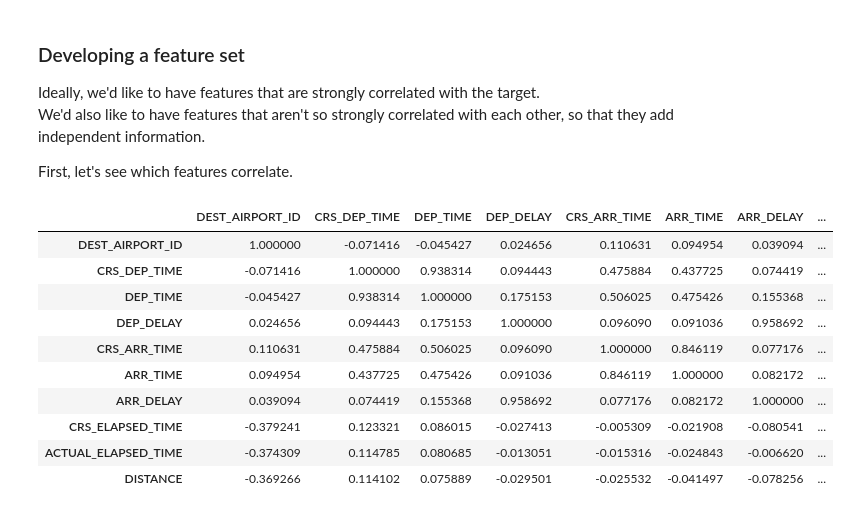
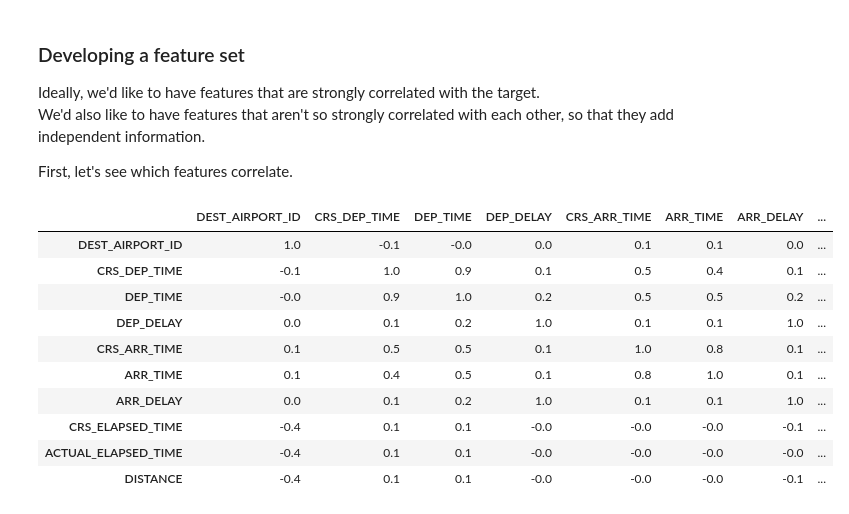
Before and after one commit to gafrom/flights, a Jupyter notebook: assignment.ipynb, the cells around one changed output. Drawn from its saved outputs; the diff is of its cells as text; code cells hidden in the pictures.

```diff
--- a/assignment.ipynb
+++ b/assignment.ipynb
@@ -11,3 +7,17 @@ import tensorflow as tf
+# %%
+import math
+import pandas as pd
+import numpy as np
+import tensorflow as tf
+from tensorflow.python.data import Dataset
+from sklearn import model_selection
+from datetime import datetime as dt
+from sklearn import metrics
+from matplotlib import pyplot as plt
+
+tf.logging.set_verbosity(tf.logging.ERROR)
+pd.options.display.max_rows = 10
+pd.options.display.float_format = '{:.1f}'.format
 # %% [markdown]
 ### Loading train data
 # %%
@@ -126,6 +138,11 @@ Build a model to predict the arrival delay of a flight:<br>
 - after the departure
 
 Explain the results.
+# %%
+# first, split data
+# Given such a small dataset I'd prefer cross validation with say 5 folds. But for the purpose of
+# this exercise let's get along with simple train test splitting.
+training_data, validation_data = model_selection.train_test_split(flights_data, train_size = 0.8)
 # %% [markdown]
 ### Developing a feature set
 
@@ -134,17 +151,17 @@ We'd also like to have features that aren't so strongly correlated with each oth
 
 First, let's see which features correlate.<br>
 # %%
-flights_data.corr()
+training_data.corr()
 # %% [output]
 |  | DEST_AIRPORT_ID | CRS_DEP_TIME | DEP_TIME | DEP_DELAY | CRS_ARR_TIME | ARR_TIME | ARR_DELAY | ... |
-| DEST_AIRPORT_ID | 1.000000 | -0.071416 | -0.045427 | 0.024656 | 0.110631 | 0.094954 | 0.039094 | ... |
-| CRS_DEP_TIME | -0.071416 | 1.000000 | 0.938314 | 0.094443 | 0.475884 | 0.437725 | 0.074419 | ... |
-| DEP_TIME | -0.045427 | 0.938314 | 1.000000 | 0.175153 | 0.506025 | 0.475426 | 0.155368 | ... |
-| DEP_DELAY | 0.024656 | 0.094443 | 0.175153 | 1.000000 | 0.096090 | 0.091036 | 0.958692 | ... |
-| CRS_ARR_TIME | 0.110631 | 0.475884 | 0.506025 | 0.096090 | 1.000000 | 0.846119 | 0.077176 | ... |
-| ARR_TIME | 0.094954 | 0.437725 | 0.475426 | 0.091036 | 0.846119 | 1.000000 | 0.082172 | ... |
-| ARR_DELAY | 0.039094 | 0.074419 | 0.155368 | 0.958692 | 0.077176 | 0.082172 | 1.000000 | ... |
-| CRS_ELAPSED_TIME | -0.379241 | 0.123321 | 0.086015 | -0.027413 | -0.005309 | -0.021908 | -0.080541 | ... |
-| ACTUAL_ELAPSED_TIME | -0.374309 | 0.114785 | 0.080685 | -0.013051 | -0.015316 | -0.024843 | -0.006620 | ... |
-| DISTANCE | -0.369266 | 0.114102 | 0.075889 | -0.029501 | -0.025532 | -0.041497 | -0.078256 | ... |
+| DEST_AIRPORT_ID | 1.0 | -0.1 | -0.0 | 0.0 | 0.1 | 0.1 | 0.0 | ... |
+| CRS_DEP_TIME | -0.1 | 1.0 | 0.9 | 0.1 | 0.5 | 0.4 | 0.1 | ... |
+| DEP_TIME | -0.0 | 0.9 | 1.0 | 0.2 | 0.5 | 0.5 | 0.2 | ... |
+| DEP_DELAY | 0.0 | 0.1 | 0.2 | 1.0 | 0.1 | 0.1 | 1.0 | ... |
+| CRS_ARR_TIME | 0.1 | 0.5 | 0.5 | 0.1 | 1.0 | 0.8 | 0.1 | ... |
+| ARR_TIME | 0.1 | 0.4 | 0.5 | 0.1 | 0.8 | 1.0 | 0.1 | ... |
+| ARR_DELAY | 0.0 | 0.1 | 0.2 | 1.0 | 0.1 | 0.1 | 1.0 | ... |
+| CRS_ELAPSED_TIME | -0.4 | 0.1 | 0.1 | -0.0 | -0.0 | -0.0 | -0.1 | ... |
+| ACTUAL_ELAPSED_TIME | -0.4 | 0.1 | 0.1 | -0.0 | -0.0 | -0.0 | -0.0 | ... |
+| DISTANCE | -0.4 | 0.1 | 0.1 | -0.0 | -0.0 | -0.0 | -0.1 | ... |
 # %% [markdown]
```
Also changed, not shown: parts of 21 cells of this notebook.
